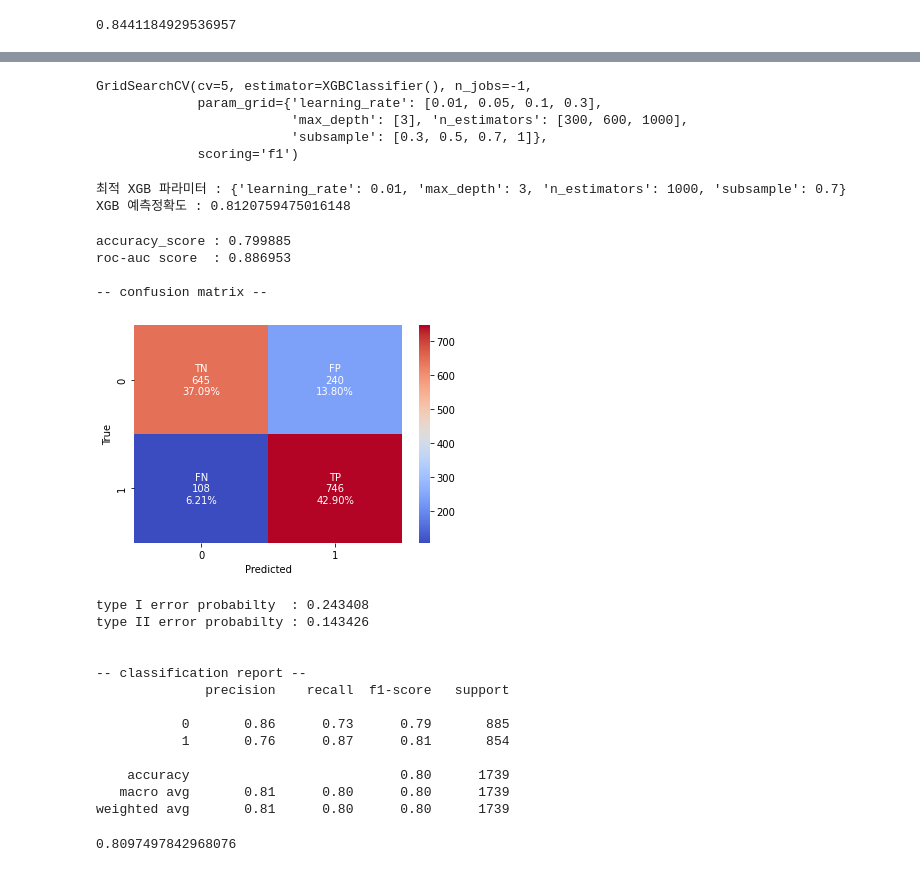
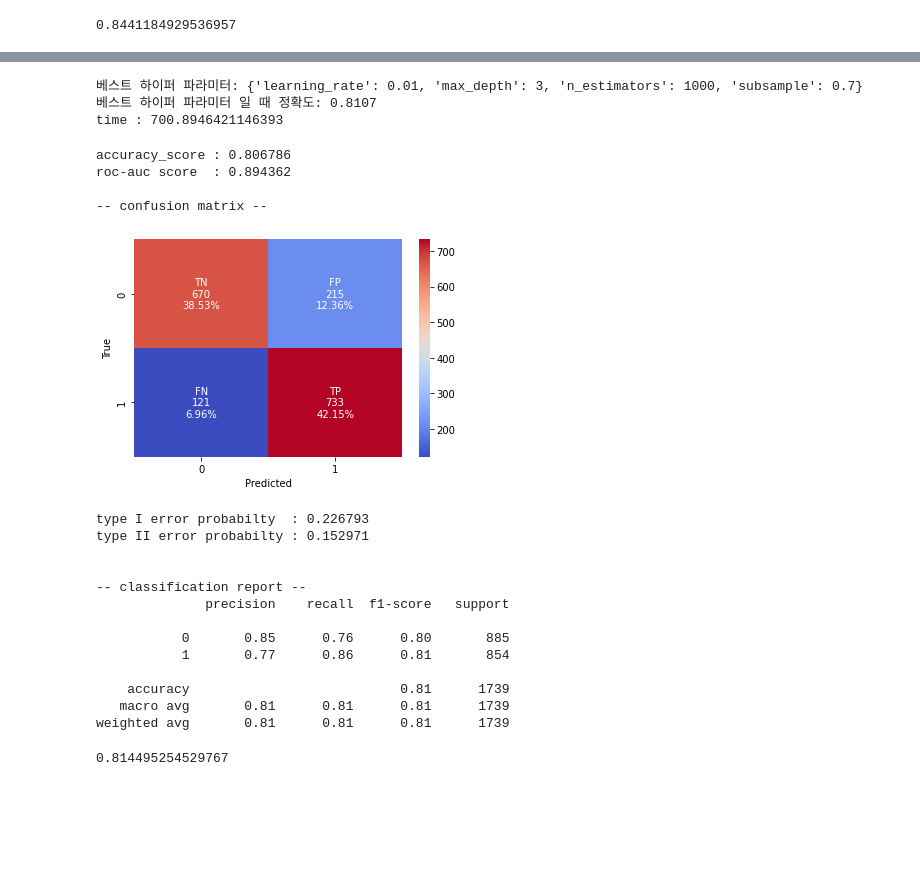
Before and after one commit to Ruinenhaft/Project_space_titanic, a Jupyter notebook: final code.ipynb, the cells around one changed output, grey strips where cells are left out. Cells and saved outputs as stored; diff of their text form; code cells hidden in the pictures; blank space fills up the shorter version.

```diff
--- a/final code.ipynb
+++ b/final code.ipynb
@@ -795,15 +600,0 @@ accuracy_score(y_train, lgbm_model2.predict(X_train))
-# %%
-# LGBM
-from sklearn.model_selection import RandomizedSearchCV
-
-lgbm_model3 = LGBMClassifier(random_state=100)
-
-parameters = {'num_leaves':[20,40,60,80,100], 'min_child_samples':[5,10,15], 'max_depth':[-1,5,10,20],
-             'learning_rate':[0.05,0.1,0.2], 'reg_alpha':[0,0.01,0.03]}
-
-grid_lgbm = RandomizedSearchCV(lgbm_model3, parameters,scoring='accuracy', n_iter=100)
-grid_lgbm.fit(X_train, y_train)
-print(grid_lgbm.best_params_)
-lgbm_pred3 = grid_lgbm.predict(X_test)
-print('Classification of the result is:')
-print(accuracy_score(y_test, lgbm_pred3))
@@ -856,16 +706,0 @@ param_xgb = {
-# %%
-model_xgb = xgb.XGBClassifier()
-gs_model_xgb = GridSearchCV(model_xgb, param_xgb, n_jobs=-1, scoring='f1', cv = 5)
-gs_model_xgb.fit(X_train, y_train)
-# %% [output]
-GridSearchCV(cv=5, estimator=XGBClassifier(), n_jobs=-1,
-             param_grid={'learning_rate': [0.01, 0.05, 0.1, 0.3],
-                         'max_depth': [3], 'n_estimators': [300, 600, 1000],
-                         'subsample': [0.3, 0.5, 0.7, 1]},
-             scoring='f1')
-# %%
-print(f'최적 XGB 파라미터 : {gs_model_xgb.best_params_}')
-print(f'XGB 예측정확도 : {gs_model_xgb.best_score_}')
-# %% [output]
-최적 XGB 파라미터 : {'learning_rate': 0.01, 'max_depth': 3, 'n_estimators': 1000, 'subsample': 0.7}
-XGB 예측정확도 : 0.8120759475016148
@@ -879,25 +707,47 @@ xgb_pred = xgb_model.predict(X_test)
+# %%
+# 시간 측정
+import time
+start = time.time()
+
+xgbc = XGBClassifier(random_state=100)
+xgb_grid = GridSearchCV(xgbc, param_xgb, n_jobs=-1, scoring='f1', cv = 5)
+xgb_grid.fit(X_train, y_train)
+
+print('베스트 하이퍼 파라미터: {0}'.format(xgb_grid.best_params_))
+print('베스트 하이퍼 파라미터 일 때 정확도: {0:.4f}'.format(xgb_grid.best_score_))
+
+print("time :", time.time() - start)
+# %% [output]
+베스트 하이퍼 파라미터: {'learning_rate': 0.01, 'max_depth': 3, 'n_estimators': 1000, 'subsample': 0.7}
+베스트 하이퍼 파라미터 일 때 정확도: 0.8107
+time : 700.8946421146393
+# %%
+# 최적화 모델 추출
+xgb_model2 = xgb_grid.best_estimator_
+
+xgb_pred2 = xgb_model2.predict(X_test)
 # %%
-eval_model(y_test, xgb_pred, xgb_model)
+eval_model(y_test, xgb_pred2, xgb_model2)
 # %% [output]
-accuracy_score : 0.799885
-roc-auc score  : 0.886953
+accuracy_score : 0.806786
+roc-auc score  : 0.894362
 
 -- confusion matrix --
-[figure, old version]
+[figure, new version]
-type I error probabilty  : 0.243408
-type II error probabilty : 0.143426
+type I error probabilty  : 0.226793
+type II error probabilty : 0.152971
 
 
 -- classification report --
               precision    recall  f1-score   support
 
-           0       0.86      0.73      0.79       885
-           1       0.76      0.87      0.81       854
+           0       0.85      0.76      0.80       885
+           1       0.77      0.86      0.81       854
 
-    accuracy                           0.80      1739
-   macro avg       0.81      0.80      0.80      1739
-weighted avg       0.81      0.80      0.80      1739
+    accuracy                           0.81      1739
+   macro avg       0.81      0.81      0.81      1739
+weighted avg       0.81      0.81      0.81      1739
 # %%
-accuracy_score(y_train, xgb_model.predict(X_train))
+accuracy_score(y_train, xgb_model2.predict(X_train))
 # %% [output]
-0.8097497842968076
+0.814495254529767
```
Also changed, not shown: parts of 55 cells of this notebook.
